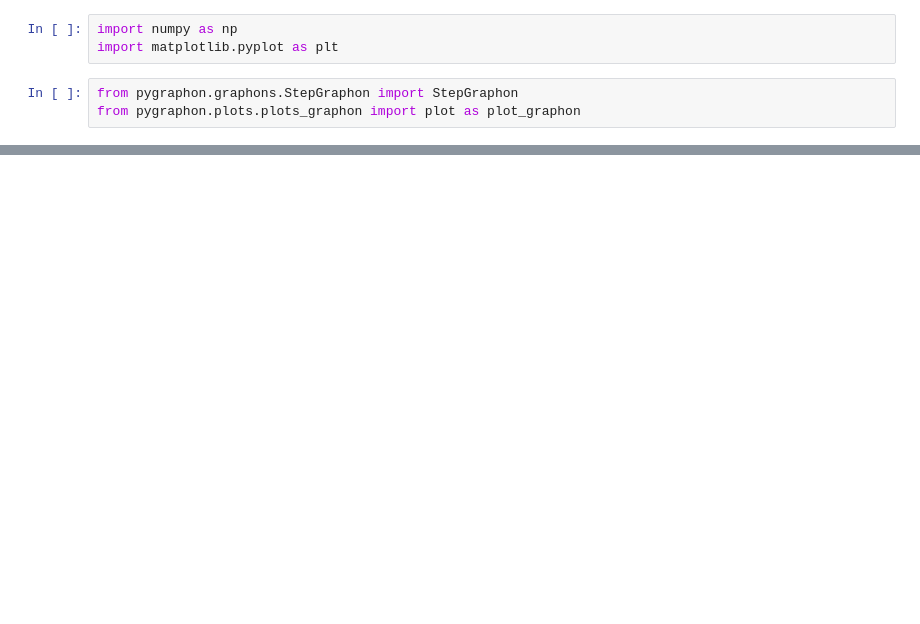
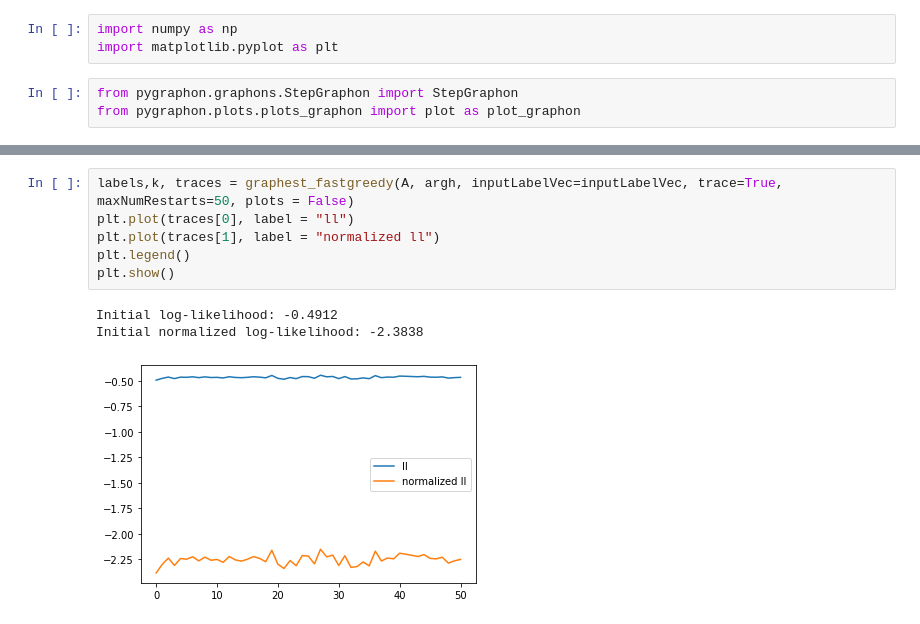
Before and after one commit to SDS-EPFL/pygraphon, a Jupyter notebook: dev/2022_12_02_test_nethist_python_version.ipynb, the cells around one changed output, grey strips where cells are left out. Saved outputs shown, nothing was run; the diff lists cells and outputs as text; blank space fills up the shorter version.

```diff
--- a/dev/2022_12_02_test_nethist_python_version.ipynb
+++ b/dev/2022_12_02_test_nethist_python_version.ipynb
@@ -99,0 +88,10 @@ nethist(A, h = argh)[0]
+# %%
+labels,k, traces = graphest_fastgreedy(A, argh, inputLabelVec=inputLabelVec, trace=True, maxNumRestarts=50, plots = False)
+plt.plot(traces[0], label = "ll")
+plt.plot(traces[1], label = "normalized ll")
+plt.legend()
+plt.show()
+# %% [output]
+Initial log-likelihood: -0.4912
+Initial normalized log-likelihood: -2.3838
+[figure, added]
```
Also changed, not shown: parts of 22 cells of this notebook, 7 other files.
